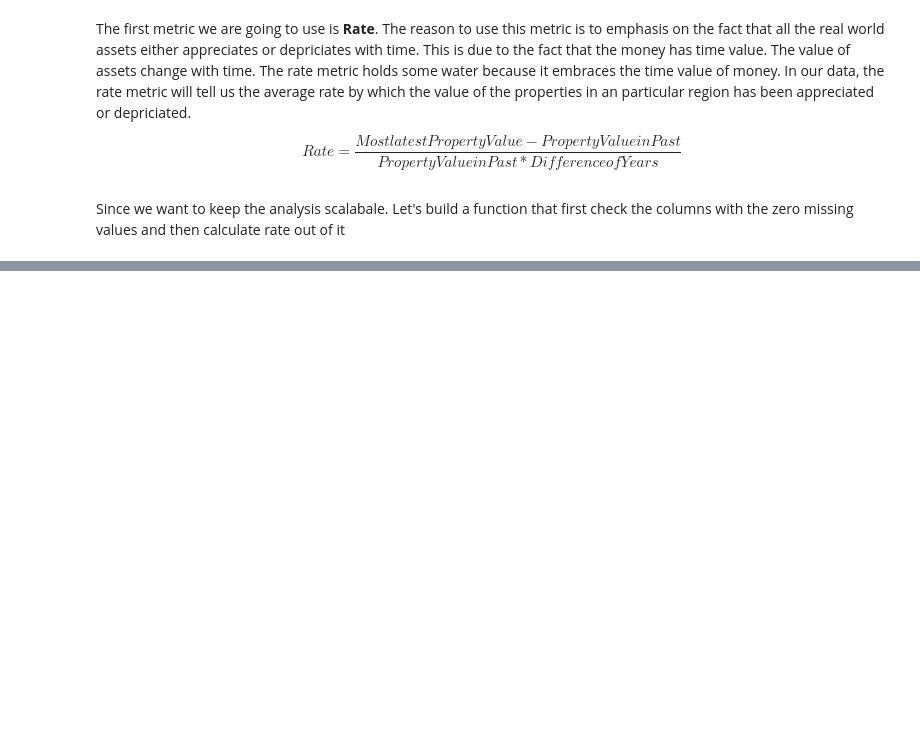
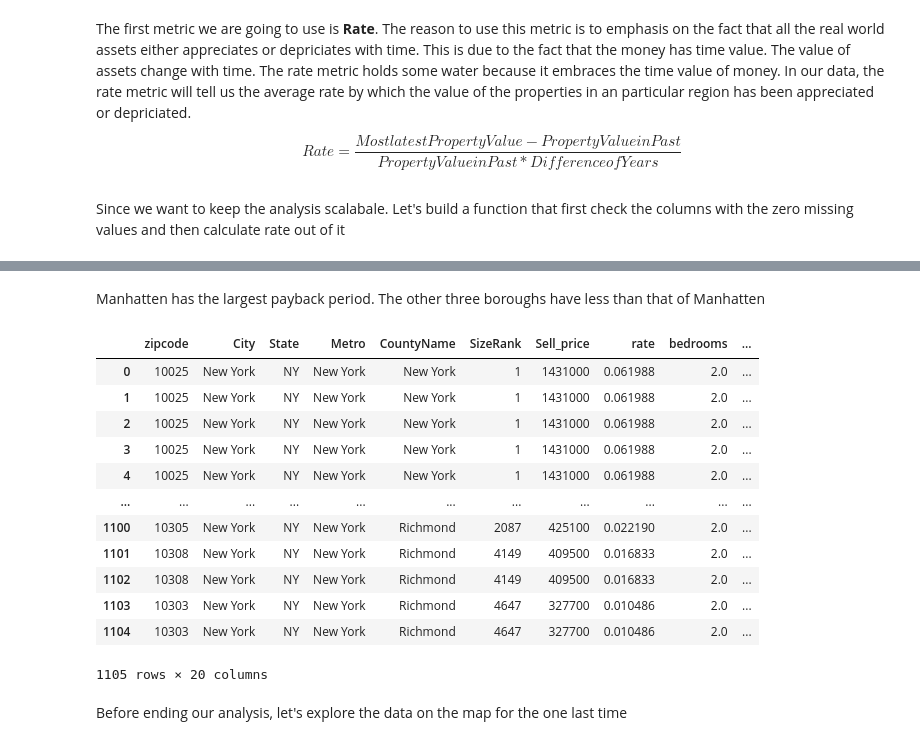
Before and after one commit to samerrkhann/temp, a Jupyter notebook: Data Challenge.ipynb, the cells around one changed output, grey strips where cells are left out. Cells and saved outputs as stored; diff of their text form; code cells hidden in the pictures; blank space fills up the shorter version.

```diff
--- a/Data Challenge.ipynb
+++ b/Data Challenge.ipynb
@@ -294,0 +431,3 @@ df_zillow_shrinked
+# %%
+#let's calculate payback period
+zlw_bnb['Payback']=zlw_bnb['Sell_price']/zlw_bnb['Annual_Revenue']
@@ -294,0 +440,20 @@ df_zillow_shrinked
+# %% [markdown]
+Manhatten has the largest payback period. The other three boroughs have less than that of Manhatten
+# %%
+zlw_bnb
+# %% [output]
+|  | zipcode | City | State | Metro | CountyName | SizeRank | Sell_price | rate | bedrooms | ... |
+| 0 | 10025 | New York | NY | New York | New York | 1 | 1431000 | 0.061988 | 2.0 | ... |
+| 1 | 10025 | New York | NY | New York | New York | 1 | 1431000 | 0.061988 | 2.0 | ... |
+| 2 | 10025 | New York | NY | New York | New York | 1 | 1431000 | 0.061988 | 2.0 | ... |
+| 3 | 10025 | New York | NY | New York | New York | 1 | 1431000 | 0.061988 | 2.0 | ... |
+| 4 | 10025 | New York | NY | New York | New York | 1 | 1431000 | 0.061988 | 2.0 | ... |
+| ... | ... | ... | ... | ... | ... | ... | ... | ... | ... | ... |
+| 1100 | 10305 | New York | NY | New York | Richmond | 2087 | 425100 | 0.022190 | 2.0 | ... |
+| 1101 | 10308 | New York | NY | New York | Richmond | 4149 | 409500 | 0.016833 | 2.0 | ... |
+| 1102 | 10308 | New York | NY | New York | Richmond | 4149 | 409500 | 0.016833 | 2.0 | ... |
+| 1103 | 10303 | New York | NY | New York | Richmond | 4647 | 327700 | 0.010486 | 2.0 | ... |
+| 1104 | 10303 | New York | NY | New York | Richmond | 4647 | 327700 | 0.010486 | 2.0 | ... |
+1105 rows × 20 columns
+# %% [markdown]
+Before ending our analysis, let's explore the data on the map for the one last time
```
Also changed, not shown: parts of 40 cells of this notebook.
